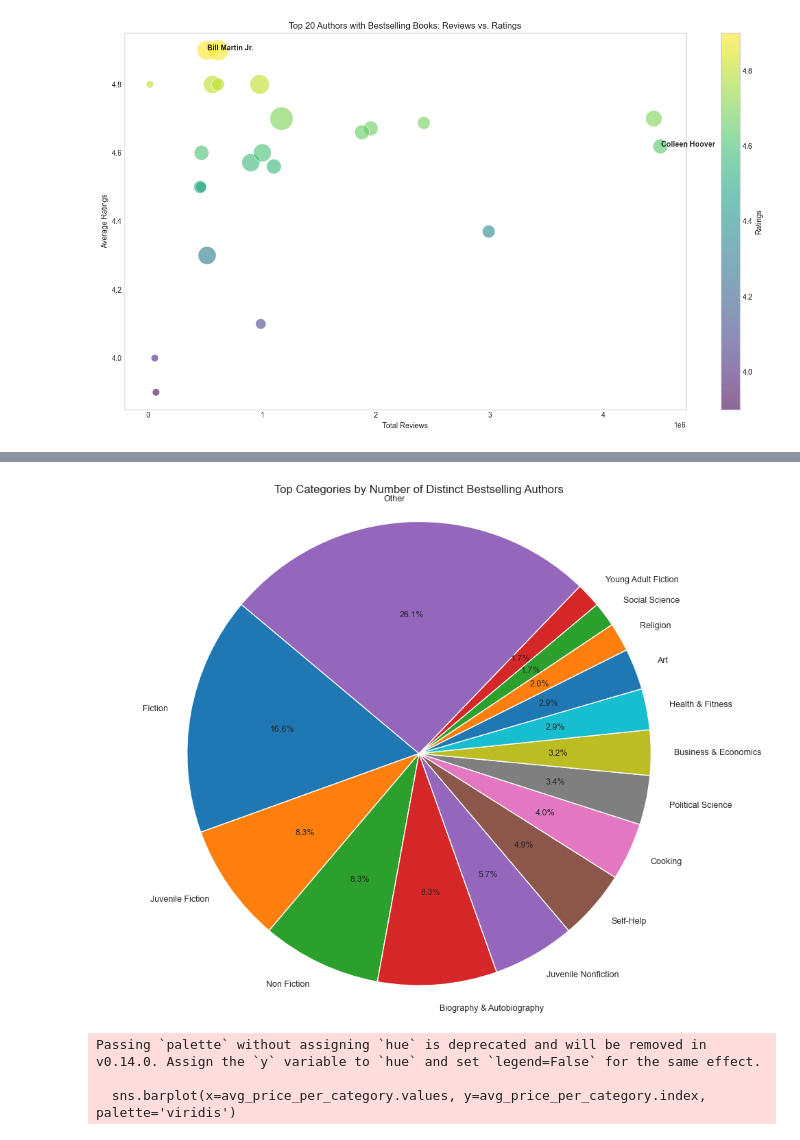
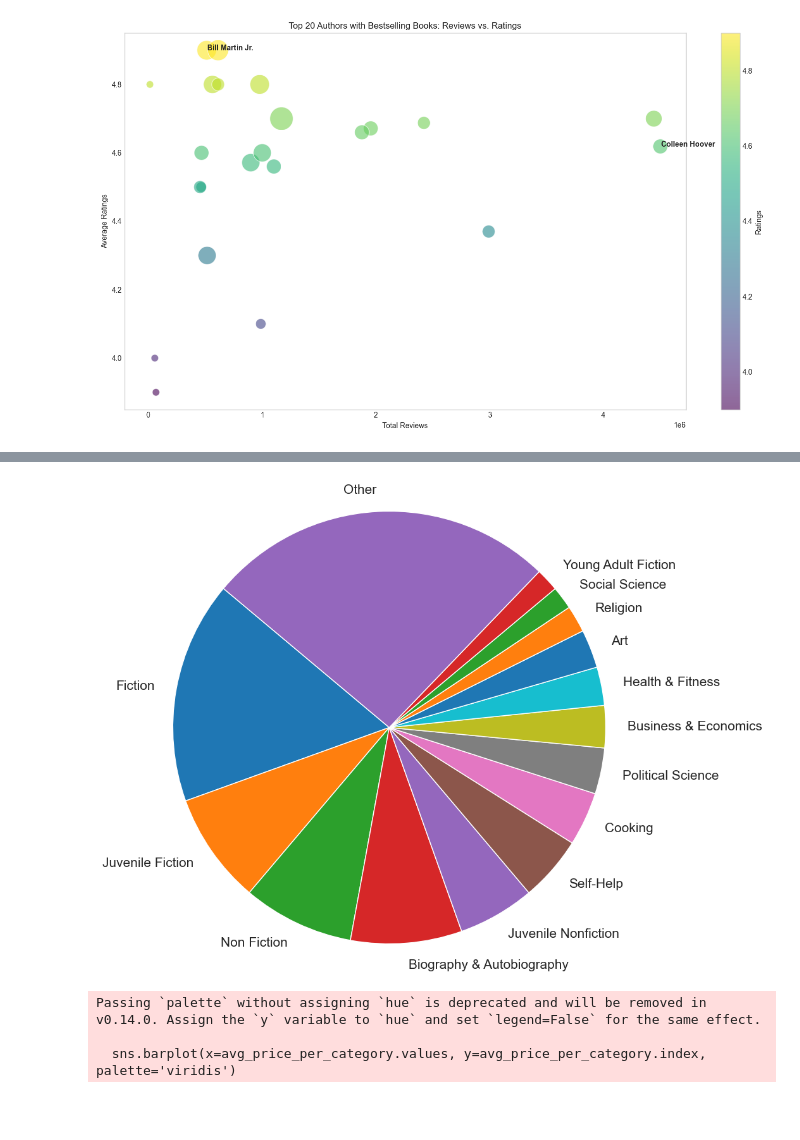
Before and after one commit to Martagilant/EDA, a Jupyter notebook: amazon_analysis_III.ipynb, the cells around one changed output, grey strips where cells are left out. Drawn from its saved outputs; the diff is of its cells as text; code cells hidden in the pictures; blank space fills up the shorter version.

```diff
--- a/amazon_analysis_III.ipynb
+++ b/amazon_analysis_III.ipynb
@@ -371,34 +460,34 @@ plt.show()
 # %%
 import matplotlib.pyplot as plt
 
 # Count distinct bestselling authors per category
 category_author_counts = df.groupby('Categories')['Author'].nunique().sort_values(ascending=False)
 
 # Keep top 14 categories, group the rest as "Other"
 top_10 = category_author_counts.head(10)
 other_total = category_author_counts[10:].sum()
 
 # Combine into one series for plotting
 category_combined = pd.concat([top_14, pd.Series({'Other': other_total})])
 
 # Plot pie chart
 plt.figure(figsize=(10, 8))
 plt.pie(
     category_combined,
     labels=category_combined.index,
-    autopct='%1.1f%%',
+
     startangle=140,
     wedgeprops=dict(edgecolor='white'),
-    textprops={'fontsize': 9}
+    textprops={'fontsize': 15}
 )
 
-plt.title('Top Categories by Number of Distinct Bestselling Authors')
+
 plt.axis('equal')  # Keep the pie chart circular
 plt.tight_layout()
 plt.savefig("pie_bestselling_authors_categories", dpi=300, bbox_inches='tight')
 plt.show()
 # %% [output]
-[figure, old version]
+[figure, new version]
 # %%
 import matplotlib.pyplot as plt
 import seaborn as sns
```
Also changed, not shown: parts of 2 cells of this notebook.
